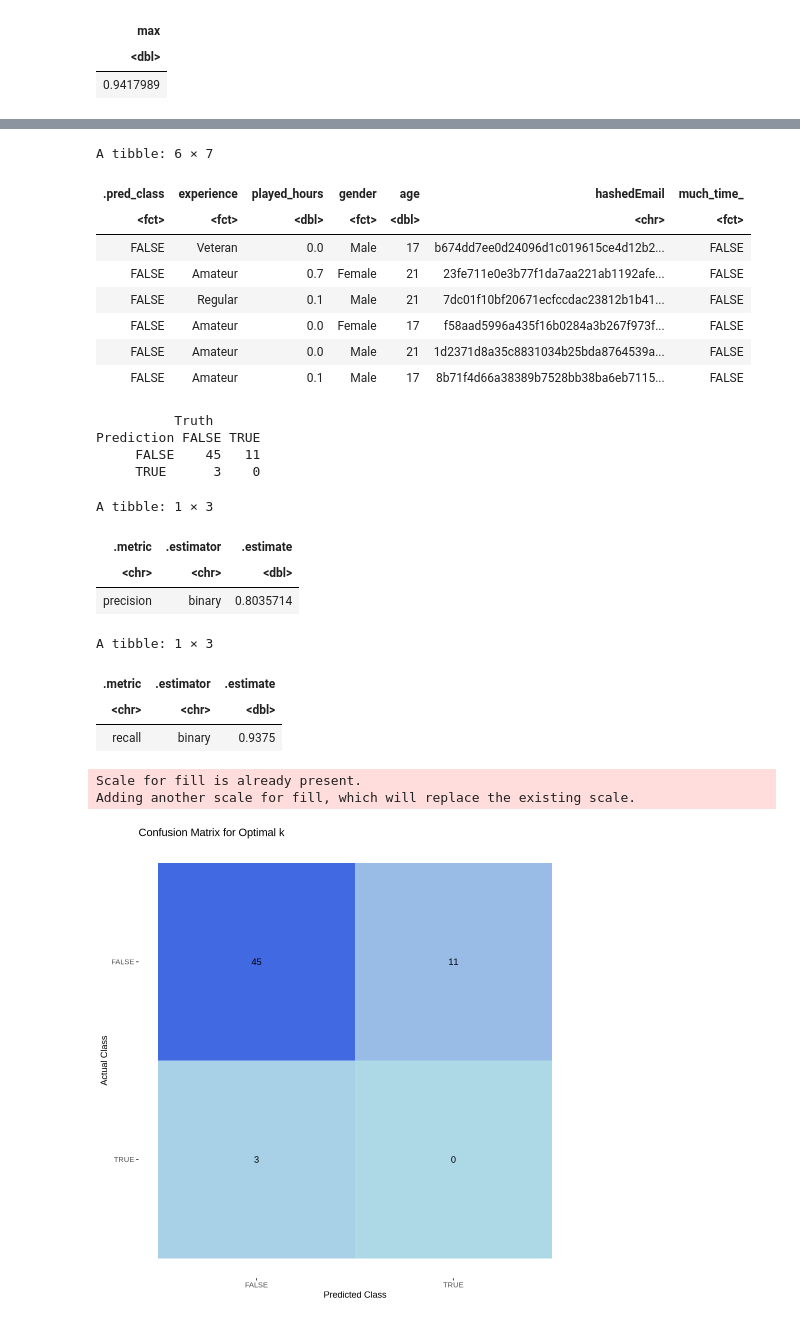
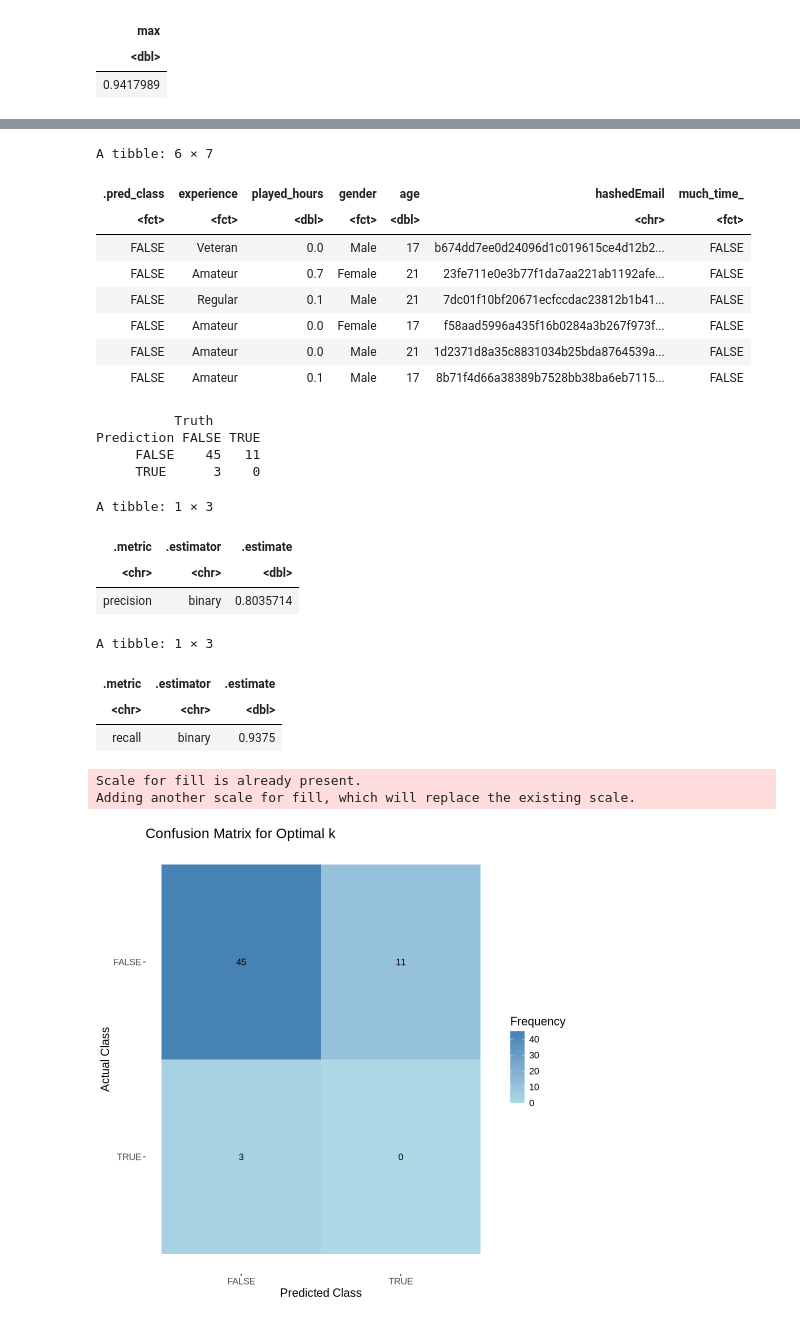
Before and after one commit to odada06/dsci100_group_project, a Jupyter notebook: DSCI100_group_project.ipynb, the cells around one changed output, grey strips where cells are left out. Saved outputs shown, nothing was run; the diff lists cells and outputs as text; code cells hidden in the pictures.

```diff
--- a/DSCI100_group_project.ipynb
+++ b/DSCI100_group_project.ipynb
@@ -370,37 +370,39 @@ test_predictions |>
         recall(truth = much_time_, estimate = .pred_class)
 
 visualization <- autoplot(confusion_matrix, type = "heatmap") +
- scale_fill_gradient(low= "lightblue",high = "royalblue") +
+ scale_fill_gradient(low= "lightblue",high = "steelblue") +
+theme(legend.position = "right") +
 labs(title = "Confusion Matrix for Optimal k",
     x = "Predicted Class",
-    y = "Actual Class")
+    y = "Actual Class", fill = "Frequency") +
+theme(text = element_text(size = 14))
 visualization
 # %% [output]
 A tibble: 1 × 3
 | .metric | .estimator | .estimate |
 | <chr> | <chr> | <dbl> |
 | accuracy | binary | 0.7627119 |
 A tibble: 6 × 7
 | .pred_class | experience | played_hours | gender | age | hashedEmail | much_time_ |
 | <fct> | <fct> | <dbl> | <fct> | <dbl> | <chr> | <fct> |
 | FALSE | Veteran | 0.0 | Male | 17 | b674dd7ee0d24096d1c019615ce4d12b2... | FALSE |
 | FALSE | Amateur | 0.7 | Female | 21 | 23fe711e0e3b77f1da7aa221ab1192afe... | FALSE |
 | FALSE | Regular | 0.1 | Male | 21 | 7dc01f10bf20671ecfccdac23812b1b41... | FALSE |
 | FALSE | Amateur | 0.0 | Female | 17 | f58aad5996a435f16b0284a3b267f973f... | FALSE |
 | FALSE | Amateur | 0.0 | Male | 21 | 1d2371d8a35c8831034b25bda8764539a... | FALSE |
 | FALSE | Amateur | 0.1 | Male | 17 | 8b71f4d66a38389b7528bb38ba6eb7115... | FALSE |
           Truth
 Prediction FALSE TRUE
      FALSE    45   11
      TRUE      3    0
 A tibble: 1 × 3
 | .metric | .estimator | .estimate |
 | <chr> | <chr> | <dbl> |
 | precision | binary | 0.8035714 |
 A tibble: 1 × 3
 | .metric | .estimator | .estimate |
 | <chr> | <chr> | <dbl> |
 | recall | binary | 0.9375 |
 Scale for fill is already present.
 Adding another scale for fill, which will replace the existing scale.
-[figure, old version]
+[figure, new version]
```
